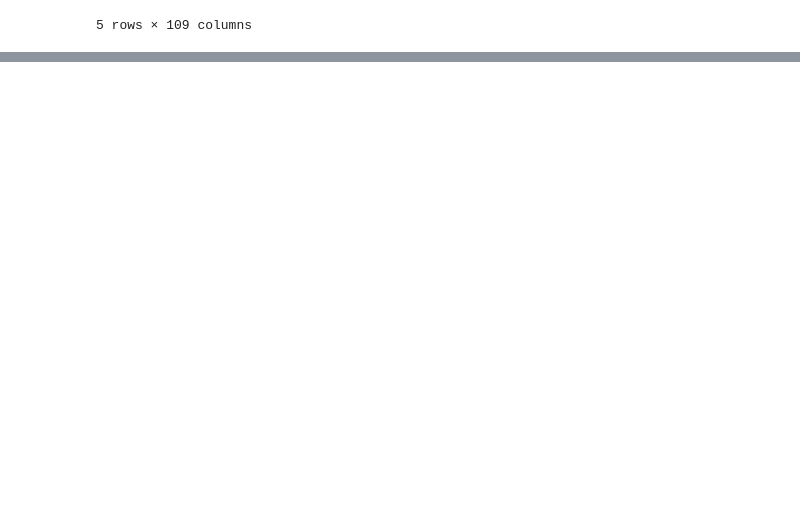
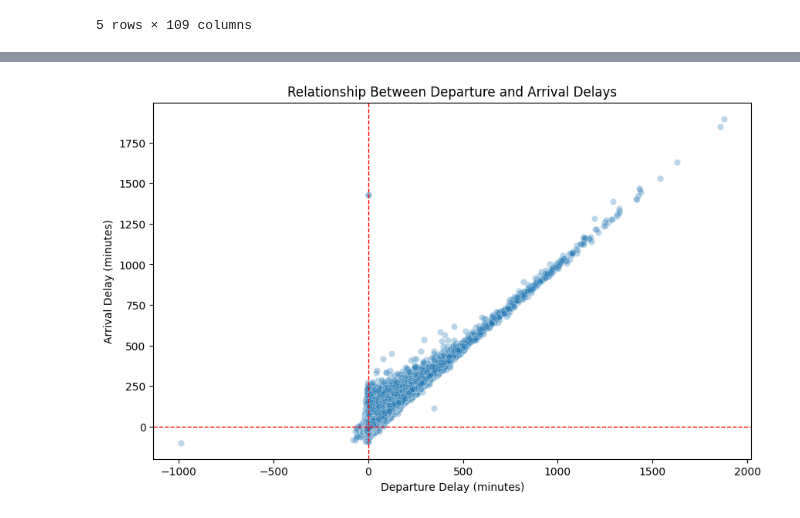
Before and after one commit to AbdullahOthman1/Udacity-Data-Analyst-Nanodegree, a Jupyter notebook: Communicate_Data_Findings/Part_II_slide_deck_template.ipynb, the cells around one changed output, grey strips where cells are left out. Saved outputs shown, nothing was run; the diff lists cells and outputs as text; code cells hidden in the pictures; blank space fills up the shorter version.

```diff
--- a/Communicate_Data_Findings/Part_II_slide_deck_template.ipynb
+++ b/Communicate_Data_Findings/Part_II_slide_deck_template.ipynb
@@ -155,0 +55,17 @@ for i, j in enumerate(['Year', 'Month', 'DayofMonth', 'DayOfWeek']):
+# %%
+# Scatter Plot: Relationship Between Departure Delay and Arrival Delay
+plt.figure(figsize=(10, 6))
+sns.scatterplot(
+    data=Flights_df,
+    x="DepDelay",
+    y="ArrDelay",
+    alpha=0.3
+)  # Plot with transparency for better readability
+plt.title("Relationship Between Departure and Arrival Delays")  # Add title
+plt.xlabel("Departure Delay (minutes)")  # Label x-axis
+plt.ylabel("Arrival Delay (minutes)")  # Label y-axis
+plt.axhline(0, color="red", linestyle="--", linewidth=1)  # Zero arrival delay reference
+plt.axvline(0, color="red", linestyle="--", linewidth=1)  # Zero departure delay reference
+plt.show()
+# %% [output]
+[figure, added]
```
Also changed, not shown: parts of 19 cells of this notebook, 3 other files.
